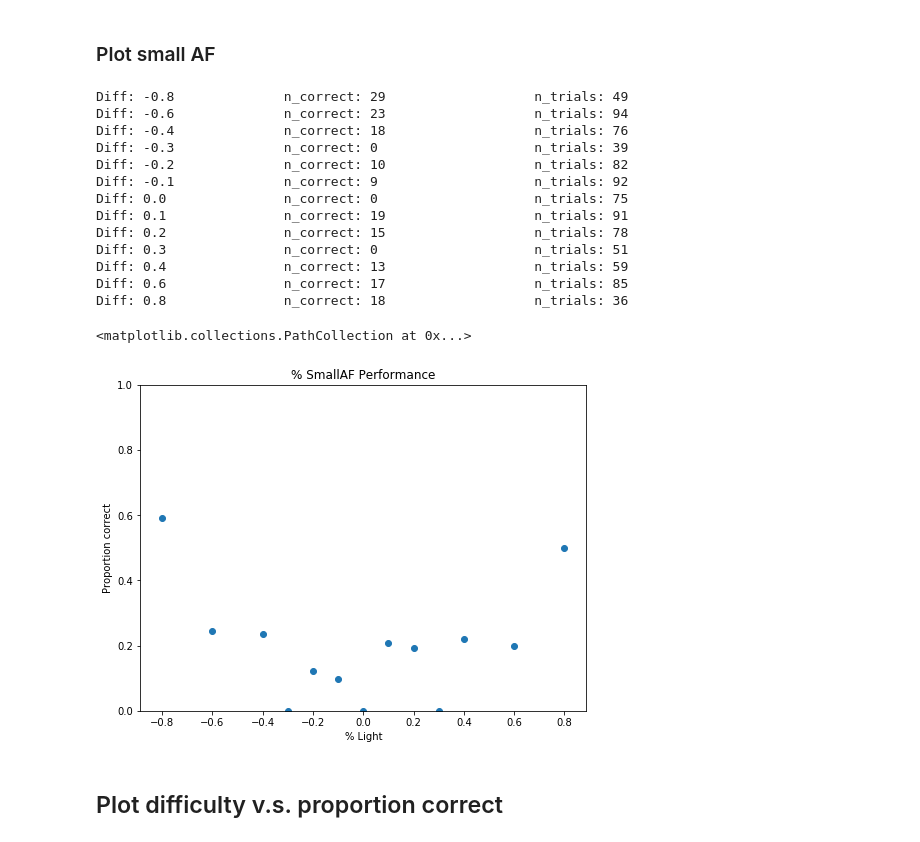
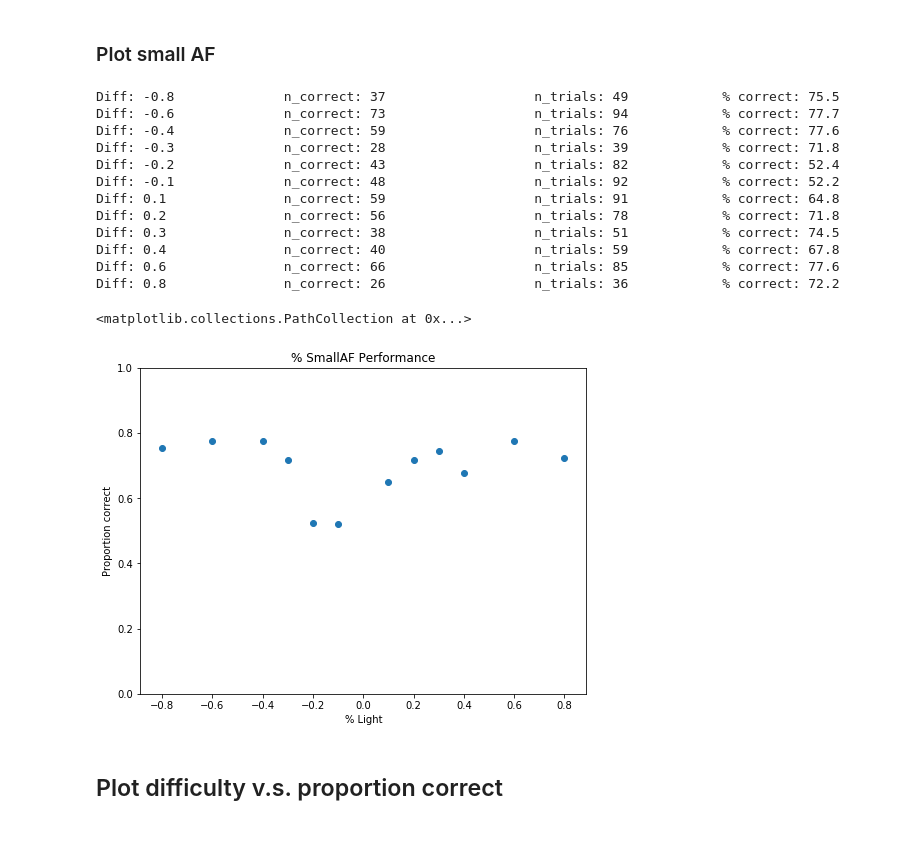
Before and after one commit to sumiyaabdi/PRF_Experiment_Checkers, a Jupyter notebook: Experiment/analysis/analysis.ipynb, the cells around one changed output. Cells and saved outputs as stored; diff of their text form; code cells hidden in the pictures.

```diff
--- a/Experiment/analysis/analysis.ipynb
+++ b/Experiment/analysis/analysis.ipynb
@@ -106,19 +106,21 @@ Plot response light v.s. proportion light. Should increase together
 ### Plot large AF
 # %%
 df_l = df[(df.run == '3') | (df.run == '5')]
-df_l =  df.dropna(subset=['correct_l']) # drop where color balance = 0.5
+df_l =  df_l.dropna(subset=['correct_l']) # drop where color balance = 0.5
 difficulties_l = sorted(df_l.color_balance.unique())
 n_correct_l = []
 n_trials_l = []
+resp_light_l = []
 
 for diff in difficulties_l:
     print(f'Diff: {diff},  \
     \tn_correct: {len(df_l[(df_l.color_balance == diff) & (df_l.correct_l == 1)])} \
-    \tn_trials: {len(df_l[df_l.color_balance == diff])}')
+    \tn_trials: {len(df_l[df_l.color_balance == diff])} \
+    \t% correct {100*len(df_l[(df_l.color_balance == diff) & (df_l.correct_l == 1)])/len(df_l[df_l.color_balance == diff]):.1f}')
     n_correct_l.append(len(df_l[(df_l.color_balance == diff) & (df_l.correct_l == 1)]))
     n_trials_l.append(len(df_l[df_l.color_balance == diff]))
 #     print(f'% Light: {diff}, \t% Response Light {round(len(df[(df.color_balance == diff) & (df.response == "right")]) / len(df[df.color_balance == diff]) *100,1)}')
-#     proportions.append(len(df[(df.color_balance == diff) & (df.response == "right")]) / len(df[df.color_balance == diff]) *100)
+    resp_light_l.append(len(df[(df.color_balance == diff) & (df.response == "right")]) / len(df[df.color_balance == diff]) *100)
 
 proportions_l = np.array(n_correct_l) / np.array(n_trials_l)
 
@@ -128,6 +130,7 @@ fig, axs = plt.subplots(1,1, figsize=(8,6))
 
 axs.set_title('% LargeAF Performance')
 axs.set_ylabel('Proportion correct')
+axs.set_ylim(0,1)
 axs.set_xlabel('% Light')
 axs.scatter(difficulties_l,proportions_l)
 # %% [output]
@@ -147,48 +149,49 @@ Diff: 0.9,              n_correct: 42           n_trials: 46
 # %% [markdown]
 ### Plot small AF
 # %%
-df_s = df[(df.run == '4')]
-df_l =  df.dropna(subset=['correct_l']) # drop where color balance = 0.5
-difficulties_s = sorted(df.fix_intensity.unique())
+df_s = df[(df.run == '4') | (df.run == '6')]
+df_s =  df.dropna(subset=['correct_s']) # drop where fix color = 0
+difficulties_s = sorted(df_s.fix_intensity.unique())
 n_correct_s = []
 n_trials_s = []
+resp_light_s = []
 
 for diff in difficulties_s:
     print(f'Diff: {diff} \
           \tn_correct: {len(df_s[(df_s.fix_intensity == diff) & (df_s.correct_s == 1)])}  \
-          \tn_trials: {len(df[df.fix_intensity == diff])}')
+          \tn_trials: {len(df[df.fix_intensity == diff])} \
+          \t% correct: {100*len(df_s[(df_s.fix_intensity == diff) & (df_s.correct_s == 1)])/len(df[df.fix_intensity == diff]):.1f}')
     n_correct_s.append(len(df_s[(df_s.fix_intensity == diff) & (df_s.correct_s == 1)]))
     n_trials_s.append(len(df[df.fix_intensity == diff]))
 #     print(f'% Light: {diff}, \t% Response Light {round(len(df[(df.fix_intensity == diff) & (df.response == "right")]) / len(df[df.fix_intensity == diff]) *100,1)}')
-#     proportions.append(len(df[(df.fix_intensity == diff) & (df.response == "right")]) / len(df[df.fix_intensity == diff]) *100)
+    resp_light_s.append(len(df[(df.fix_intensity == diff) & (df.response == "right")]) / len(df[df.fix_intensity == diff]) *100)
 
 proportions_s = np.array(n_correct_s) / np.array(n_trials_s)
 
 smallAFx, smallAFy = abs(np.array(difficulties_s)), proportions_s
 
 fig, axs = plt.subplots(1,1, figsize=(8,6))
 
 axs.set_title('% SmallAF Performance')
 axs.set_ylim(0,1)
 axs.set_ylabel('Proportion correct')
 axs.set_xlabel('% Light')
 axs.scatter(difficulties_s,proportions_s)
 # %% [output]
-Diff: -0.8              n_correct: 29                   n_trials: 49
-Diff: -0.6              n_correct: 23                   n_trials: 94
-Diff: -0.4              n_correct: 18                   n_trials: 76
-Diff: -0.3              n_correct: 0                    n_trials: 39
-Diff: -0.2              n_correct: 10                   n_trials: 82
-Diff: -0.1              n_correct: 9                    n_trials: 92
-Diff: 0.0               n_correct: 0                    n_trials: 75
-Diff: 0.1               n_correct: 19                   n_trials: 91
-Diff: 0.2               n_correct: 15                   n_trials: 78
-Diff: 0.3               n_correct: 0                    n_trials: 51
-Diff: 0.4               n_correct: 13                   n_trials: 59
-Diff: 0.6               n_correct: 17                   n_trials: 85
-Diff: 0.8               n_correct: 18                   n_trials: 36
+Diff: -0.8              n_correct: 37                   n_trials: 49            % correct: 75.5
+Diff: -0.6              n_correct: 73                   n_trials: 94            % correct: 77.7
+Diff: -0.4              n_correct: 59                   n_trials: 76            % correct: 77.6
+Diff: -0.3              n_correct: 28                   n_trials: 39            % correct: 71.8
+Diff: -0.2              n_correct: 43                   n_trials: 82            % correct: 52.4
+Diff: -0.1              n_correct: 48                   n_trials: 92            % correct: 52.2
+Diff: 0.1               n_correct: 59                   n_trials: 91            % correct: 64.8
+Diff: 0.2               n_correct: 56                   n_trials: 78            % correct: 71.8
+Diff: 0.3               n_correct: 38                   n_trials: 51            % correct: 74.5
+Diff: 0.4               n_correct: 40                   n_trials: 59            % correct: 67.8
+Diff: 0.6               n_correct: 66                   n_trials: 85            % correct: 77.6
+Diff: 0.8               n_correct: 26                   n_trials: 36            % correct: 72.2
 <matplotlib.collections.PathCollection at 0x...>
-[figure, old version]
+[figure, new version]
 # %% [markdown]
 ## Plot difficulty v.s. proportion correct
 # %%
```
Also changed, not shown: parts of 3 cells of this notebook.
